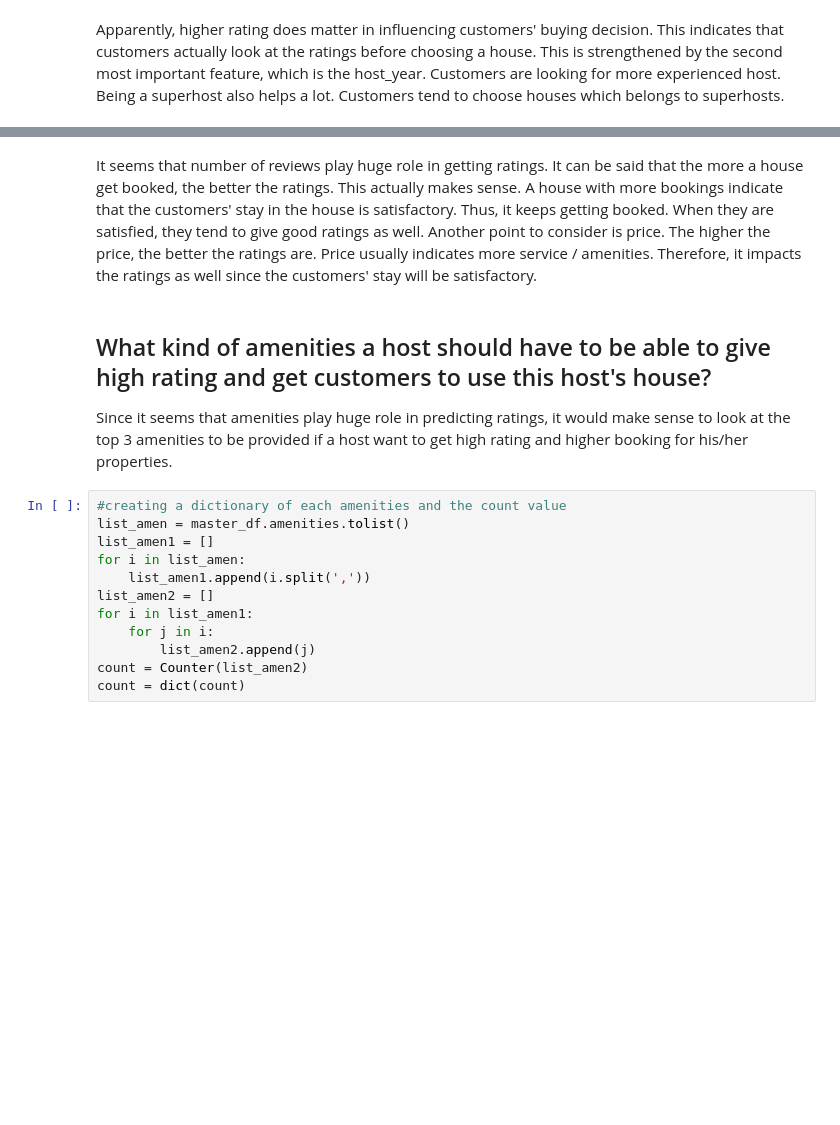
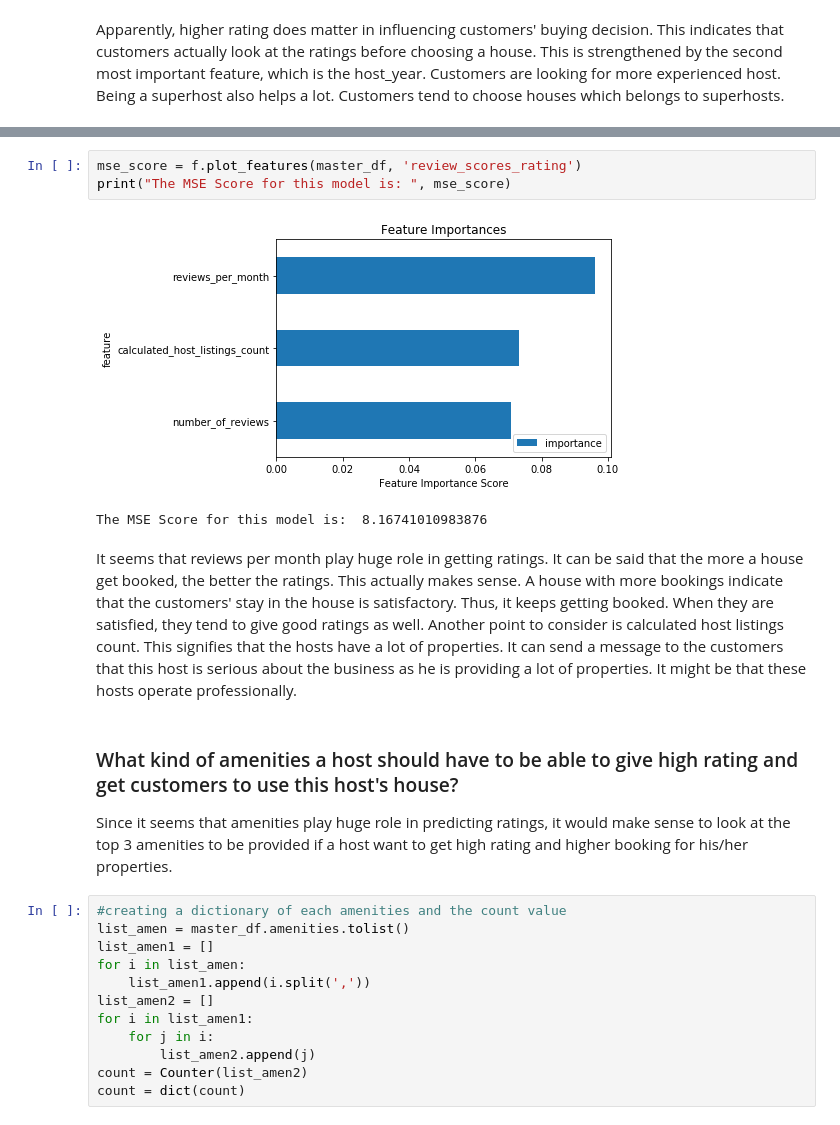
Before and after one commit to nugroho1234/airbnb_project, a Jupyter notebook: Airbnb Data Final.ipynb, the cells around one changed output, grey strips where cells are left out. Drawn from its saved outputs; the diff is of its cells as text; blank space fills up the shorter version.

```diff
--- a/Airbnb Data Final.ipynb
+++ b/Airbnb Data Final.ipynb
@@ -481,7 +601,13 @@ f.plot_features(master_df, 'review_scores_rating')
+# %%
+mse_score = f.plot_features(master_df, 'review_scores_rating')
+print("The MSE Score for this model is: ", mse_score)
+# %% [output]
+[figure, added]
+The MSE Score for this model is:  8.16741010983876
 # %% [markdown]
-It seems that number of reviews play huge role in getting ratings. It can be said that the more a house get booked, the better the ratings. This actually makes sense. A house with more bookings indicate that the customers' stay in the house is satisfactory. Thus, it keeps getting booked. When they are satisfied, they tend to give good ratings as well. Another point to consider is price. The higher the price, the better the ratings are. Price usually indicates more service / amenities. Therefore, it impacts the ratings as well since the customers' stay will be satisfactory.
+It seems that reviews per month play huge role in getting ratings. It can be said that the more a house get booked, the better the ratings. This actually makes sense. A house with more bookings indicate that the customers' stay in the house is satisfactory. Thus, it keeps getting booked. When they are satisfied, they tend to give good ratings as well. Another point to consider is calculated host listings count. This signifies that the hosts have a lot of properties. It can send a message to the customers that this host is serious about the business as he is providing a lot of properties. It might be that these hosts operate professionally.
 # %% [markdown]
-## What kind of amenities a host should have to be able to give high rating and get customers to use this host's house?
+### What kind of amenities a host should have to be able to give high rating and get customers to use this host's house?
 Since it seems that amenities play huge role in predicting ratings, it would make sense to look at the top 3 amenities to be provided if a host want to get high rating and higher booking for his/her properties.
 # %%
 #creating a dictionary of each amenities and the count value
```
Also changed, not shown: parts of 52 cells of this notebook, 1 other file.
